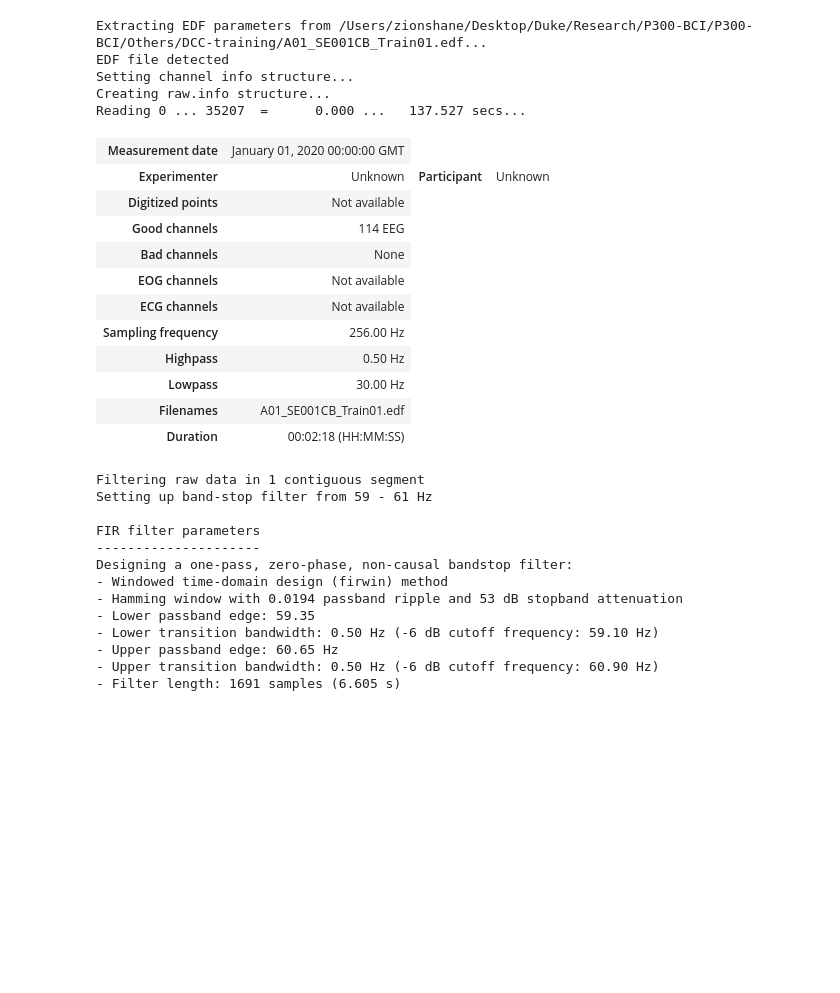
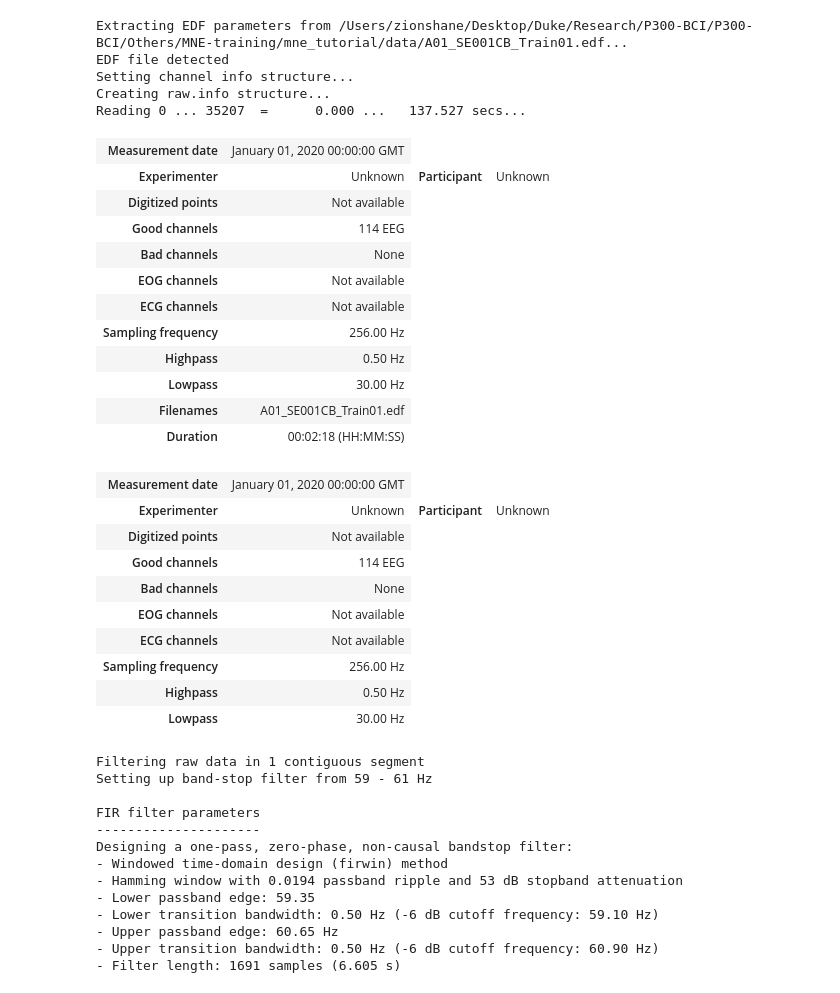
Before and after one commit to zs144/P300-BCI, a Jupyter notebook: Others/MNE-training/mne_tutorial/EEG-data-process.ipynb, the cells around one changed output. Cells and saved outputs as stored; diff of their text form; code cells hidden in the pictures; blank space fills up the shorter version.

```diff
--- a/Others/MNE-training/mne_tutorial/EEG-data-process.ipynb
+++ b/Others/MNE-training/mne_tutorial/EEG-data-process.ipynb
@@ -5,11 +5,11 @@ import pyedflib
 from pyedflib import highlevel
 from datetime import datetime
 # %%
-filename = 'A01_SE001CB_Train01.edf'
-raw_data = mne.io.read_raw_edf(filename, verbose=None)
-raw_data.load_data()
+filename = './data/A01_SE001CB_Train01.edf'
+raw_data = mne.io.read_raw_edf(filename, verbose=None) # read data
+raw_data.load_data() # load data
 # %% [output]
-Extracting EDF parameters from /Users/zionshane/Desktop/Duke/Research/P300-BCI/P300-BCI/Others/DCC-training/A01_SE001CB_Train01.edf...
+Extracting EDF parameters from /Users/zionshane/Desktop/Duke/Research/P300-BCI/P300-BCI/Others/MNE-training/mne_tutorial/data/A01_SE001CB_Train01.edf...
 EDF file detected
 Setting channel info structure...
 Creating raw.info structure...
@@ -26,6 +26,19 @@ Reading 0 ... 35207  =      0.000 ...   137.527 secs...
 | Lowpass | 30.00 Hz |
 | Filenames | A01_SE001CB_Train01.edf |
 | Duration | 00:02:18 (HH:MM:SS) |
+# %%
+raw_data.info
+# %% [output]
+| Measurement date | January 01, 2020 00:00:00 GMT |
+| Experimenter | Unknown | Participant | Unknown |
+| Digitized points | Not available |
+| Good channels | 114 EEG |
+| Bad channels | None |
+| EOG channels | Not available |
+| ECG channels | Not available |
+| Sampling frequency | 256.00 Hz |
+| Highpass | 0.50 Hz |
+| Lowpass | 30.00 Hz |
 # %%
 eeg_channels = mne.pick_channels_regexp(raw_data.info['ch_names'], 'EEG')
 raw_data.notch_filter(freqs=60, picks=eeg_channels)
```
Also changed, not shown: parts of 12 cells of this notebook.
